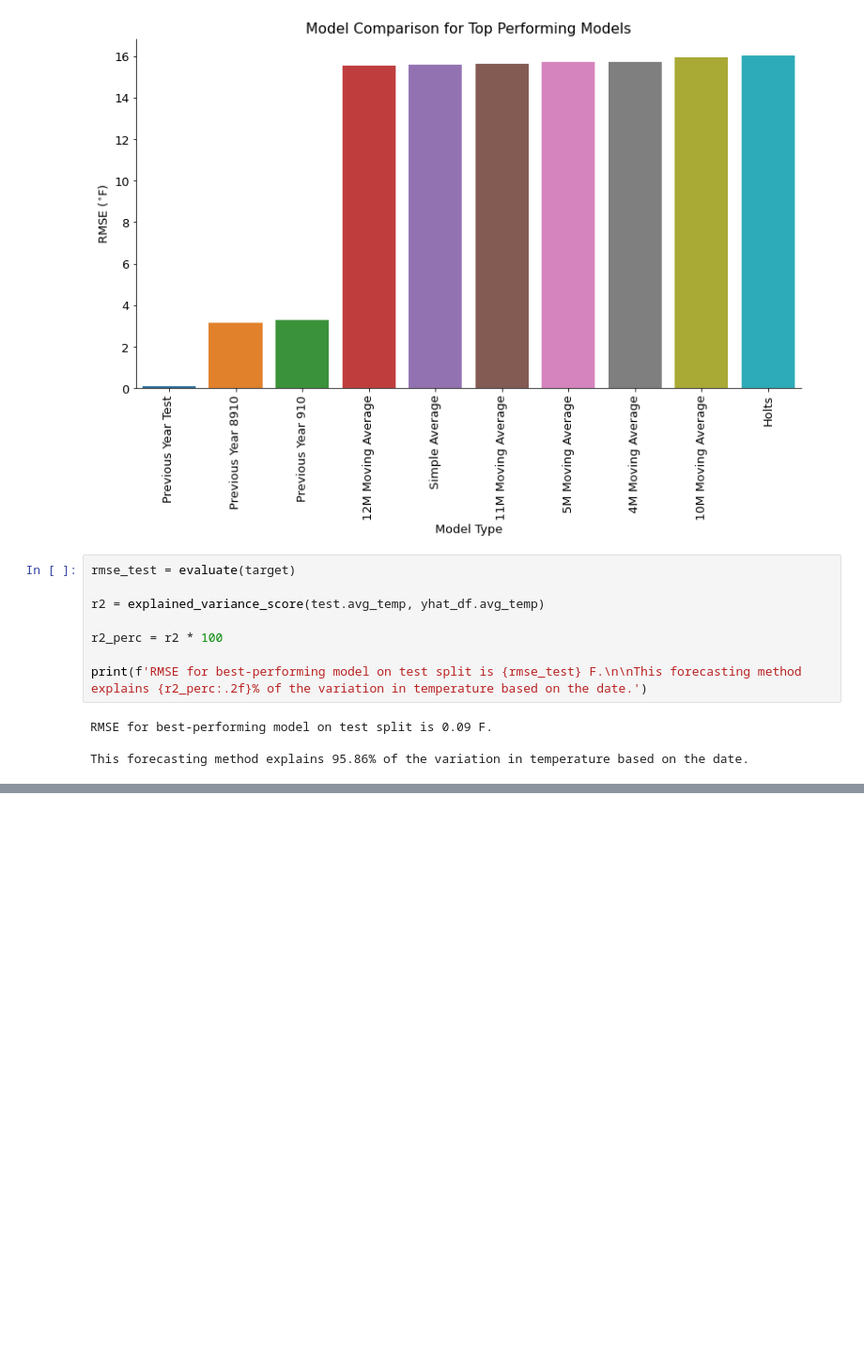
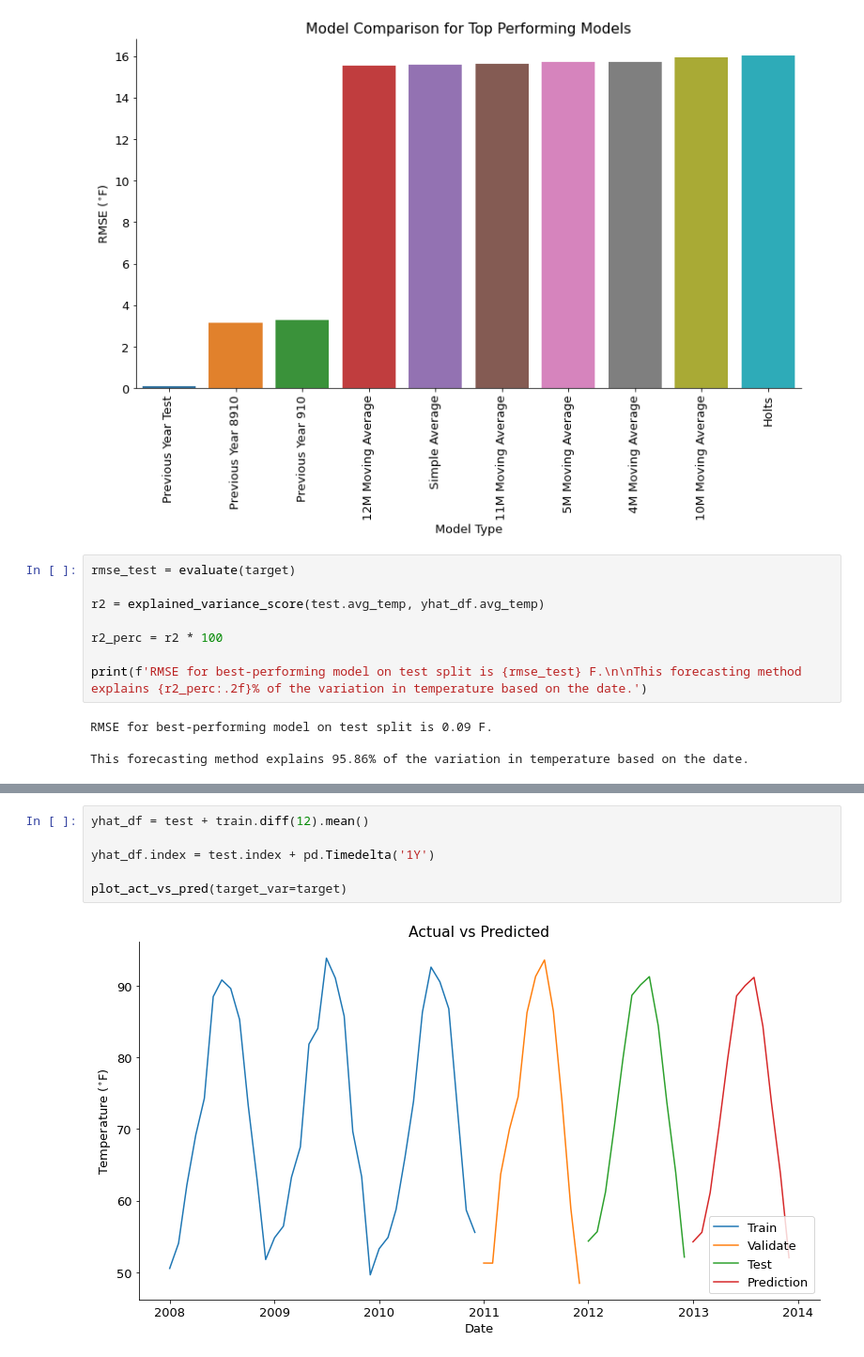
Before and after one commit to adam-talbot/time-series-project, a Jupyter notebook: final_notebook.ipynb, the cells around one changed output, grey strips where cells are left out. Shown at 94% size. Cells and saved outputs as stored; diff of their text form; blank space fills up the shorter version.

```diff
--- a/final_notebook.ipynb
+++ b/final_notebook.ipynb
@@ -465,0 +545,8 @@ This forecasting method explains 95.86% of the variation in temperature based on
+# %%
+yhat_df = test + train.diff(12).mean()
+
+yhat_df.index = test.index + pd.Timedelta('1Y')
+
+plot_act_vs_pred(target_var=target)
+# %% [output]
+[figure, added]
```
Also changed, not shown: parts of 32 cells of this notebook, 2 other files.
